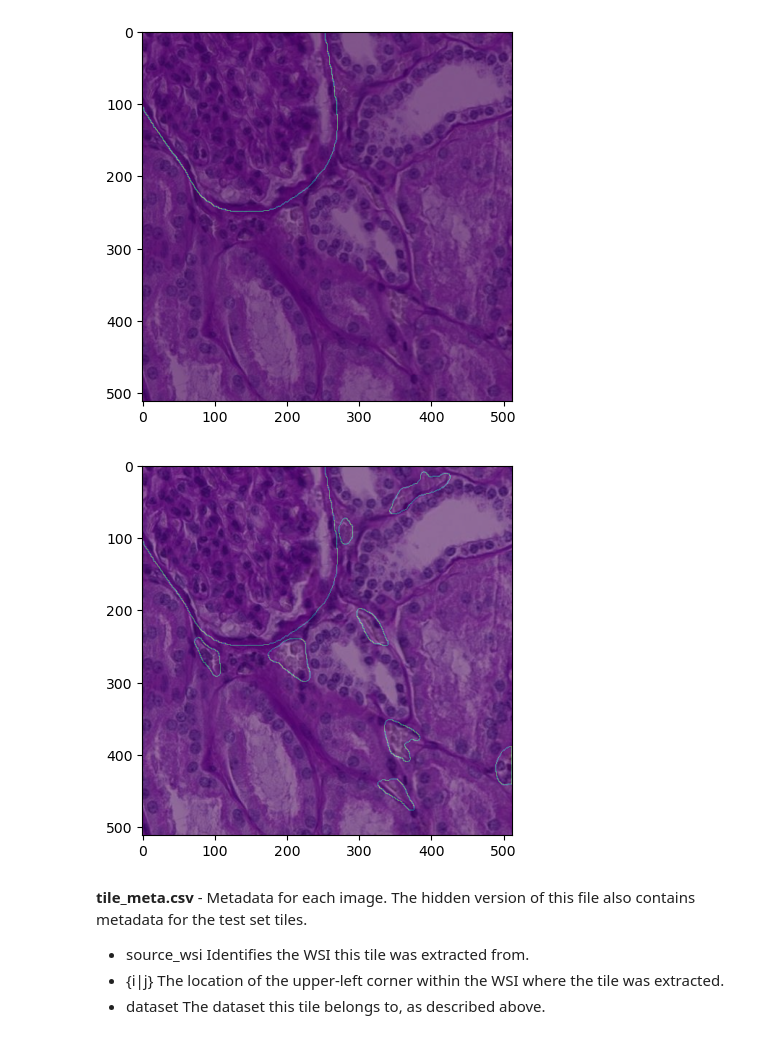
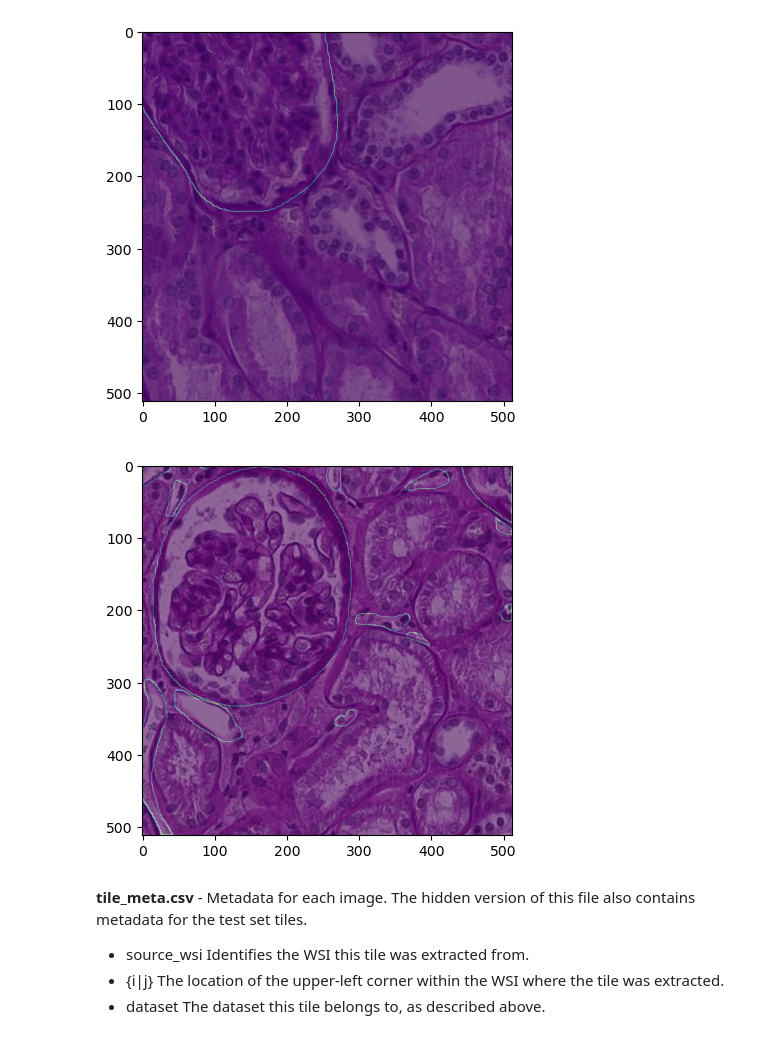
Before and after one commit to YannickGibson/hacking_the_human, a Jupyter notebook: main.ipynb, the cells around one changed output. Cells and saved outputs as stored; diff of their text form; code cells hidden in the pictures.

```diff
--- a/main.ipynb
+++ b/main.ipynb
@@ -93,16 +108,18 @@ jsonObj
 | 1632 | ffd3d193c71e | [{'type': 'glomerulus', 'coordina... |
 1633 rows × 2 columns
 # %%
-#with open(f"{data_directory}polygons.jsonl", "rb") as f:
-#    print(json.load(f"{data_directory}polygons.jsonl"))
+#with open(f"{data_directory}/polygons.jsonl", "rb") as f:
+#    print(json.load(f"{data_directory}/polygons.jsonl"))
 
-with open(f"{data_directory}polygons.jsonl",'r') as json_file:
+with open(f"{data_directory}/polygons.jsonl",'r') as json_file:
     json_list = list(json_file)
 
 result = {}
+result_ids = []
 for json_str in json_list:
     obj = json.loads(json_str)
     result[obj["id"]] = obj["annotations"]
+    result_ids.append(obj["id"])
 
 print(result["0006ff2aa7cd"])
 # %% [output]
@@ -144,28 +156,28 @@ plt.show()
 [figure]
 # %%
 l = []
-for i in range(len(result["0006ff2aa7cd"])):
-    arr = result["0006ff2aa7cd"][i]["coordinates"]
+for i in range(len(result["00da8fdf2391"])):
+    arr = result["00da8fdf2391"][i]["coordinates"]
     bitmap = to_bitmap(arr)
     # print(bitmap.shape)
     l.append(bitmap)
 
 l = np.array(l)
 #print(l.shape)
 arr = np.sum(l, axis=0)
 #print(arr.shape)
 
 
-I = plt.imread(f"{data_directory}train/0006ff2aa7cd.tif")
+I = plt.imread(f"{data_directory}/train/00da8fdf2391.tif")
 plt.imshow(I)
 
 
 plt.imshow(arr, alpha=0.5)
 
 
 plt.show()
 # %% [output]
-[figure, old version]
+[figure, new version]
 # %% [markdown]
 **tile_meta.csv** - Metadata for each image. The hidden version of this file also contains metadata for the test set tiles.
 * source_wsi Identifies the WSI this tile was extracted from.
```
Also changed, not shown: parts of 36 cells of this notebook.
